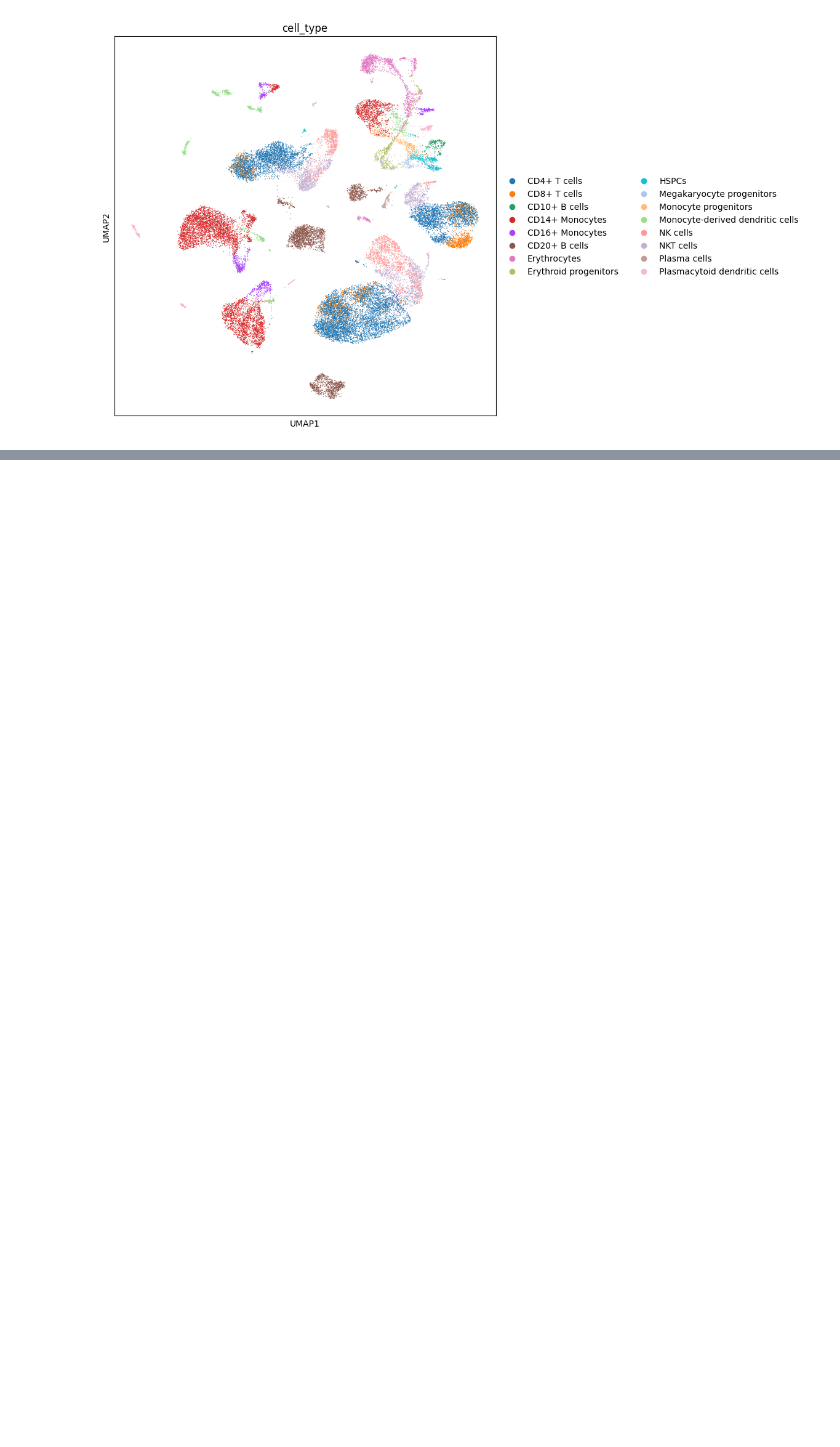
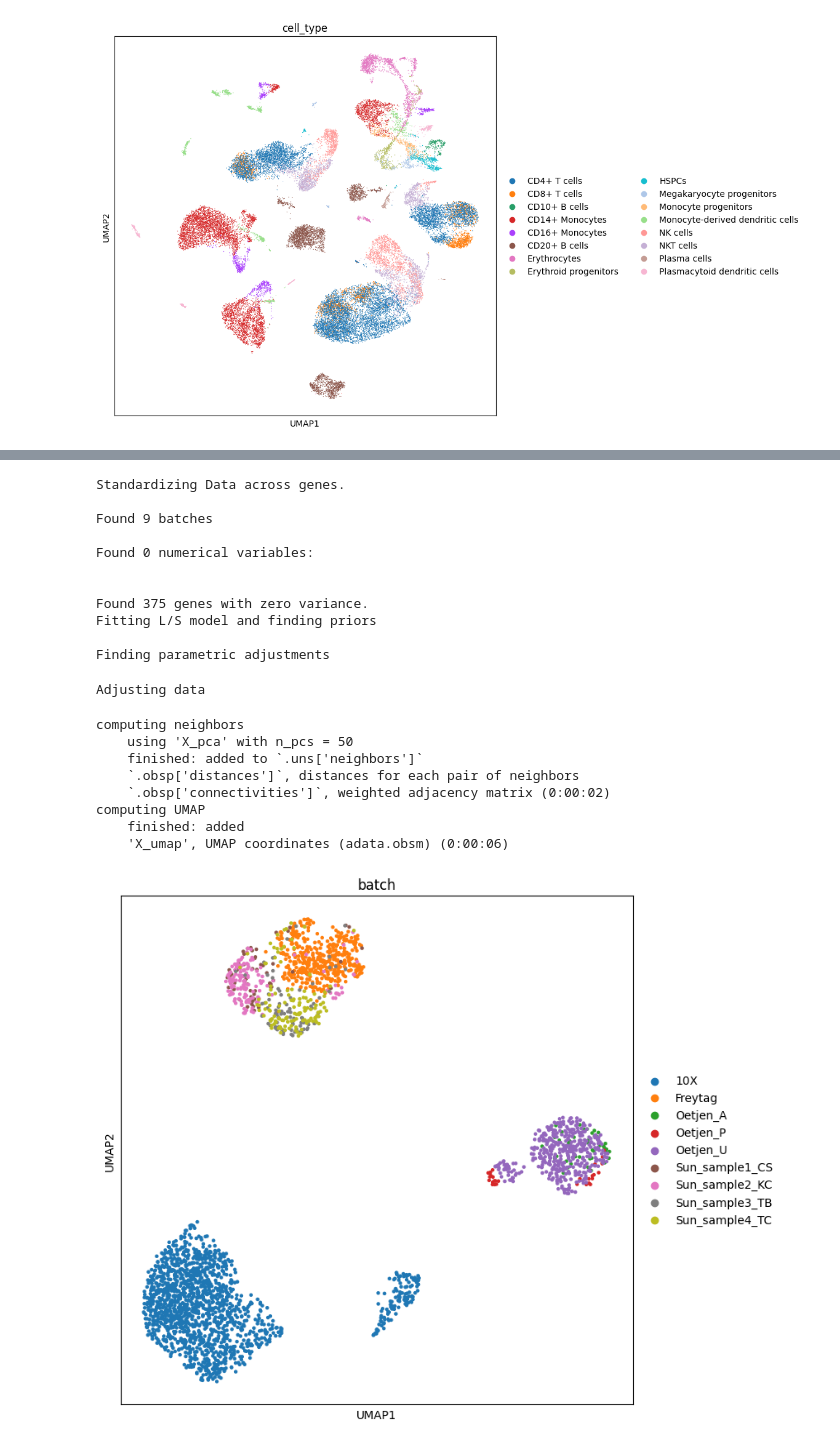
Before and after one commit to IntroductiontoBioinformaticsFall2023/intro-to-bio-sut-final-project, a Jupyter notebook: tasks/task-design-gene-ius-spotting/single-cell.ipynb, the cells around one changed output, grey strips where cells are left out. Drawn from its saved outputs; the diff is of its cells as text; code cells hidden in the pictures; blank space fills up the shorter version.

```diff
--- a/tasks/task-design-gene-ius-spotting/single-cell.ipynb
+++ b/tasks/task-design-gene-ius-spotting/single-cell.ipynb
@@ -498,0 +505,34 @@ computing UMAP
+# %%
+# Import the necessary function
+from scanpy.preprocessing import combat
+
+adata2 = adata2[adata2.obs['cell_type'].isin(["CD20+ B cells"])]
+
+# Perform batch effect correction using ComBat
+sc.pp.combat(adata2, key='batch')
+sc.pp.neighbors(adata2) # might take a while each time
+sc.tl.umap(adata2)
+sc.pl.umap(adata2, color=['batch'], use_raw=False)
+sc.pl.umap(adata2, color=['cell_type'], use_raw=False)
+# %% [output]
+Standardizing Data across genes.
+
+Found 9 batches
+
+Found 0 numerical variables:
+
+
+Found 375 genes with zero variance.
+Fitting L/S model and finding priors
+
+Finding parametric adjustments
+Adjusting data
+computing neighbors
+    using 'X_pca' with n_pcs = 50
+    finished: added to `.uns['neighbors']`
+    `.obsp['distances']`, distances for each pair of neighbors
+    `.obsp['connectivities']`, weighted adjacency matrix (0:00:02)
+computing UMAP
+    finished: added
+    'X_umap', UMAP coordinates (adata.obsm) (0:00:06)
+[figure, added]
```
Also changed, not shown: parts of 7 cells of this notebook.
